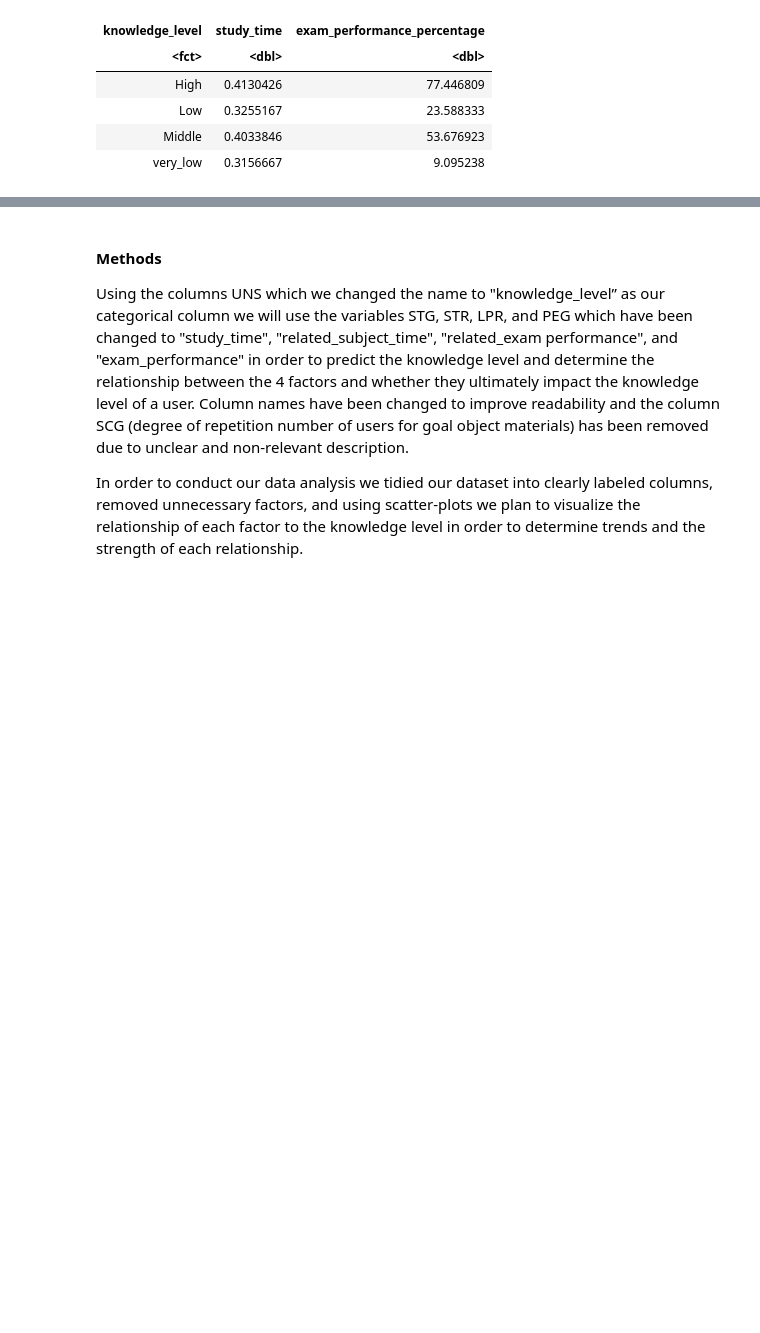
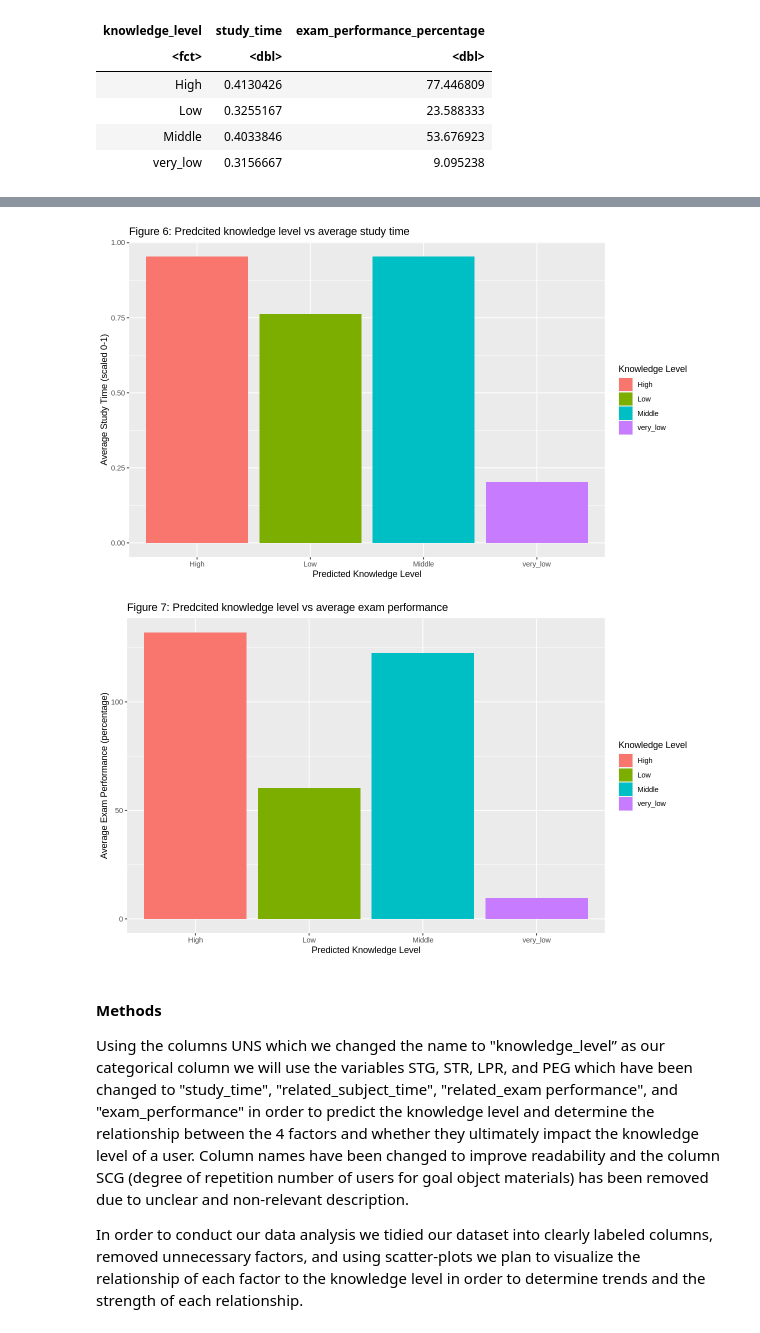
Before and after one commit to maywilsdon/dsci-100-2023s1-group-20, a Jupyter notebook: proposal.ipynb, the cells around one changed output, grey strips where cells are left out. Saved outputs shown, nothing was run; the diff lists cells and outputs as text; code cells hidden in the pictures; blank space fills up the shorter version.

```diff
--- a/proposal.ipynb
+++ b/proposal.ipynb
@@ -268,3 +270,20 @@ Prediction High Low Middle very_low
+# %%
+predicted_study_time <- student_predictions_average|>
+    ggplot(aes(x = .pred_class, y = avg_study_time, fill = .pred_class)) +
+    geom_bar(stat = "identity") +
+    labs(x = "Predicted Knowledge Level",y = "Average Study Time (scaled 0-1)", fill = "Knowledge Level") +
+    ggtitle("Figure 6: Predcited knowledge level vs average study time")
+predicted_study_time
+
+predicted_exam_performance <- student_predictions_average|>
+    ggplot(aes(x = .pred_class, y = avg_exam_performance, fill = .pred_class)) +
+    geom_bar(stat = "identity") +
+    labs(x = "Predicted Knowledge Level",y = "Average Exam Performance (percentage)", fill = "Knowledge Level") +
+    ggtitle("Figure 7: Predcited knowledge level vs average exam performance")
+predicted_exam_performance
+# %% [output]
+[figure, added]
+[figure, added]
 # %% [markdown]
 #### Methods
 
```
Also changed, not shown: parts of 4 cells of this notebook.
